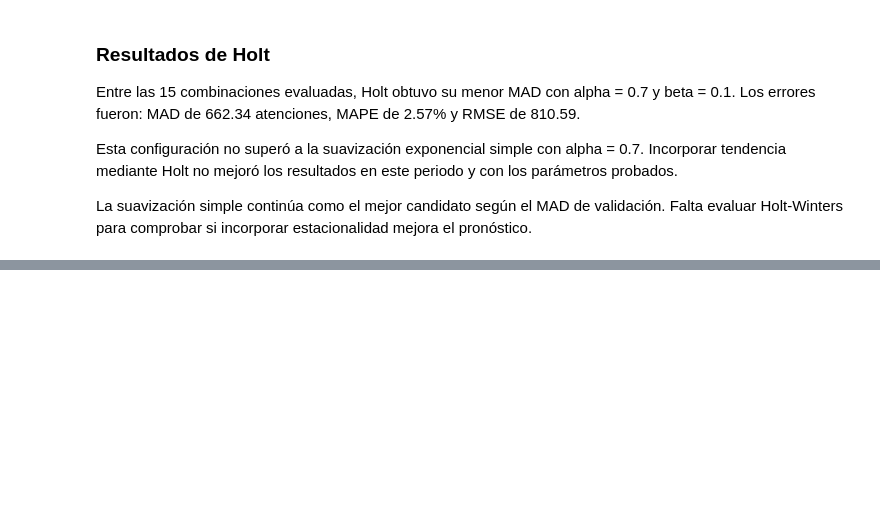
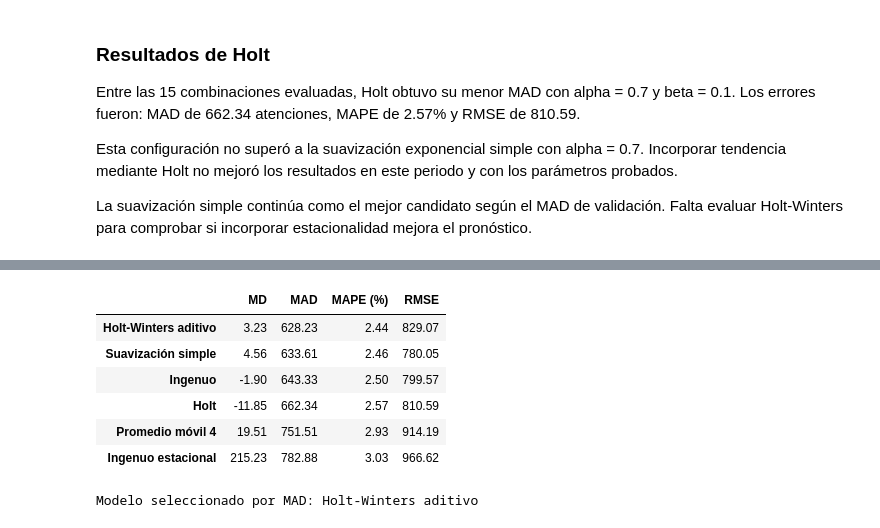
Before and after one commit to fernandatrevi/pronostico-demanda-urgencias, a Jupyter notebook: pronostico_urgencias.ipynb, the cells around one changed output, grey strips where cells are left out. Drawn from its saved outputs; the diff is of its cells as text; code cells hidden in the pictures; blank space fills up the shorter version.

```diff
--- a/pronostico_urgencias.ipynb
+++ b/pronostico_urgencias.ipynb
@@ -500,0 +571,30 @@ La suavización simple continúa como el mejor candidato según el MAD de valida
+# %%
+mejor_alpha = tabla_ses["MAD"].idxmin()
+mejor_holt = tabla_holt["MAD"].idxmin()
+
+fila_ses = tabla_ses.loc[[mejor_alpha]].copy()
+fila_ses.index = ["Suavización simple"]
+
+fila_holt = tabla_holt.loc[[mejor_holt]].copy()
+fila_holt.index = ["Holt"]
+
+comparacion_valid = pd.concat([
+    metricas_valid,
+    fila_ses,
+    fila_holt,
+    metricas_hw
+]).sort_values("MAD")
+
+display(comparacion_valid.round(2))
+
+modelo_elegido = comparacion_valid.index[0]
+print("Modelo seleccionado por MAD:", modelo_elegido)
+# %% [output]
+|  | MD | MAD | MAPE (%) | RMSE |
+| Holt-Winters aditivo | 3.23 | 628.23 | 2.44 | 829.07 |
+| Suavización simple | 4.56 | 633.61 | 2.46 | 780.05 |
+| Ingenuo | -1.90 | 643.33 | 2.50 | 799.57 |
+| Holt | -11.85 | 662.34 | 2.57 | 810.59 |
+| Promedio móvil 4 | 19.51 | 751.51 | 2.93 | 914.19 |
+| Ingenuo estacional | 215.23 | 782.88 | 3.03 | 966.62 |
+Modelo seleccionado por MAD: Holt-Winters aditivo
```
Also changed, not shown: parts of 6 cells of this notebook.
